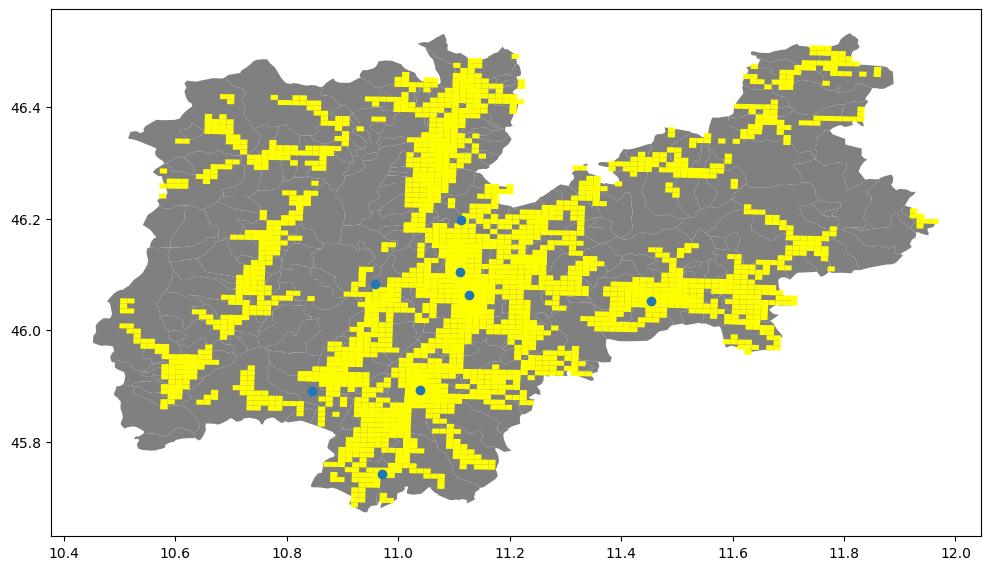
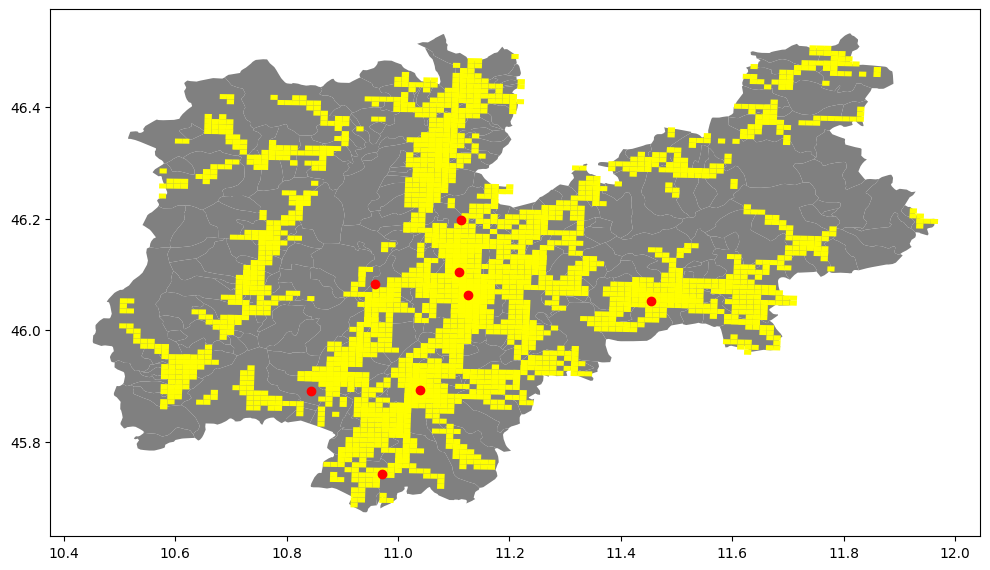
The change to this notebook cell's code, shown as a diff; its figure went from the first image to the second:
--- before
+++ after
@@ -17,5 +17,5 @@
 admin_df.plot(ax=ax, color='gray')
 pow_pos_df.plot(ax=ax, color='yellow')
-appa_pos.plot(ax=ax)
+appa_pos.plot(ax=ax, color='red')
 
 plt.show()

Commit: cambiamo PC da usare